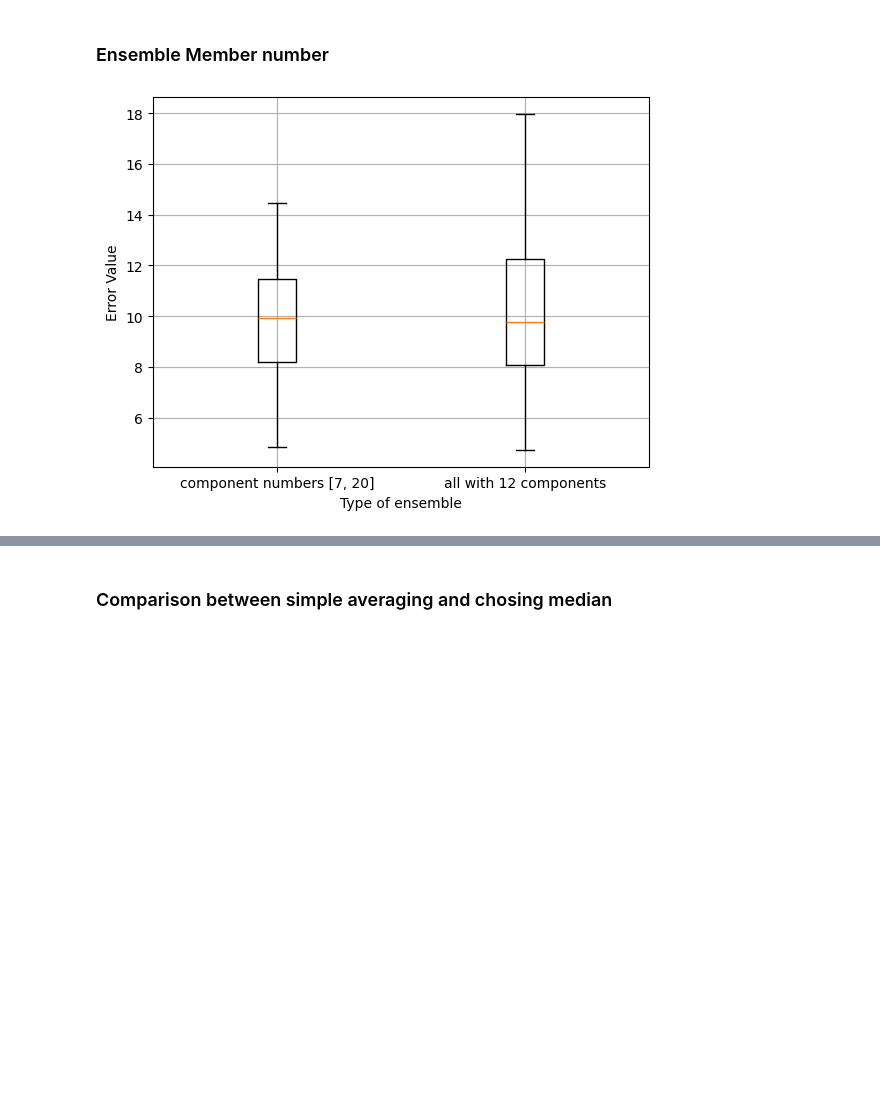
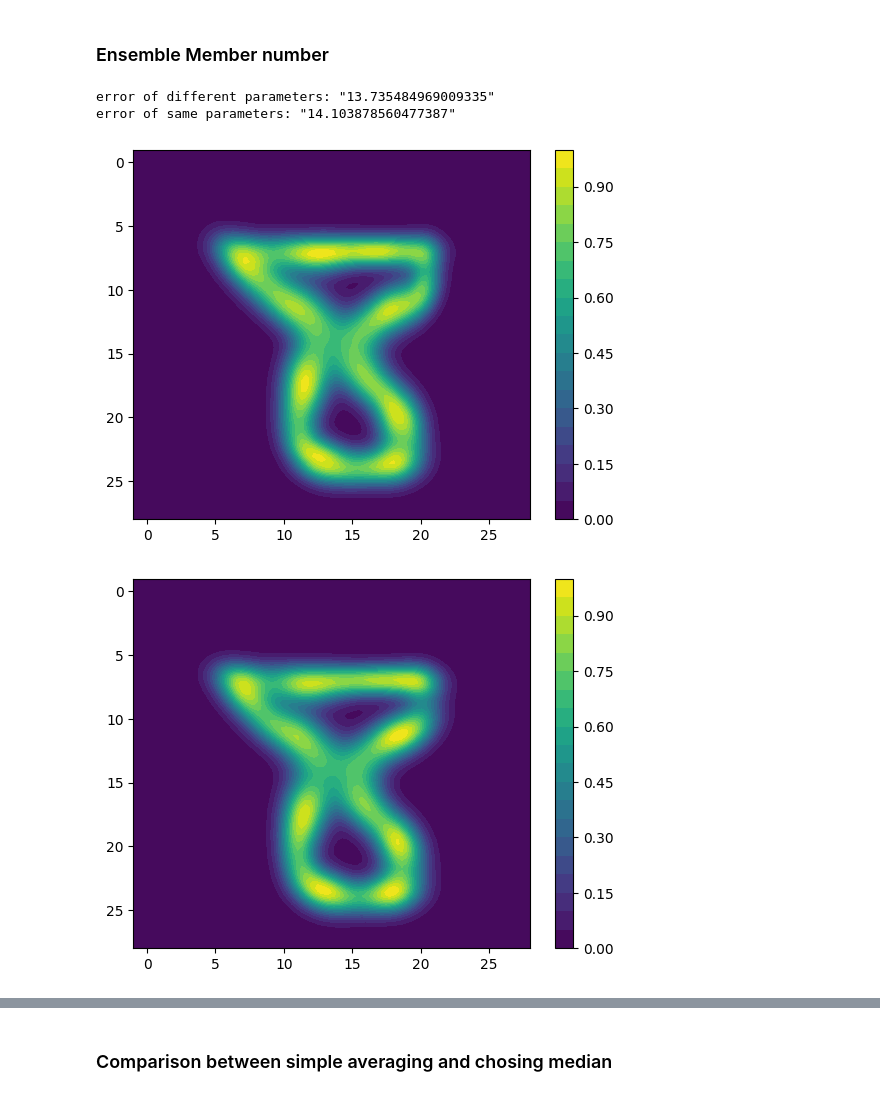
Before and after one commit to DaSebb/gmm_project, a Jupyter notebook: src/gmm_notebook.ipynb, the cells around one changed output, grey strips where cells are left out. Cells and saved outputs as stored; diff of their text form; code cells hidden in the pictures; blank space fills up the shorter version.

```diff
--- a/src/gmm_notebook.ipynb
+++ b/src/gmm_notebook.ipynb
@@ -188,7 +197,7 @@ X_digit_img = X_digit[36]
 
 overlayed_digits = overlay_mnistdigits(X_digit[:400])
 score_data_table = create_XY_table_from_training_data(X_digit_img)
-gmm_01 = GaussianMixture(n_components=16, covariance_type='full', reg_covar=1e-5)
+gmm_01 = GaussianMixture(n_components=12, covariance_type='full', reg_covar=1e-5)
 
 test_img  = X_digit[29]
 XY_table = create_XY_table(test_img)
@@ -215,10 +224,10 @@ fig5, ax5 = plt.subplots()
 plot_gmm(gmm_01, ax)
 
 sub_plot_gmm_probabilities_in_subplot(fig2, ax2, score_data_table, [gmm_01])
-ax2.set_title(f'Normalised density function of trained GMM with "{gmm_01.n_components}" component(s)')
+#ax2.set_title(f'Normalised density function of trained GMM with "{gmm_01.n_components}" component(s)')
 
-pixel_val = ax.imshow(test_img)
-ax.set_title("One MNIST Image with GMM trained on it")
+pixel_val = ax.imshow(test_img, cmap='gray_r')
+#ax.set_title("One MNIST Image with GMM trained on it")
 cbar = fig.colorbar(pixel_val, ax=ax, orientation='vertical')
 cbar.set_label("Raw pixel gray values")
 
@@ -232,8 +241,8 @@ ax4.set_title("400 MNIST images overlayed on top of each other")
 cbar_2 = fig4.colorbar(pixel_val_2, ax=ax4, orientation='vertical')
 cbar_2.set_label("Raw pixel gray values")
 
-pixel_val_3 = ax5.imshow(pixel_img_of_gmm_pdf)
-ax5.set_title('pixle image pdf from fitted gmm')
+pixel_val_3 = ax5.imshow(pixel_img_of_gmm_pdf, cmap='gray_r')
+#ax5.set_title('pixle image pdf from fitted gmm')
 cbar_3 = fig5.colorbar(pixel_val_3, ax=ax5, orientation='vertical' )
 cbar_3.set_label("Raw pixel gray values")
 
@@ -365,34 +374,53 @@ plt.show()
 # %%
 def experiment_ensemble_members(score_data, digit_img, ensemble_number):
     train_table = create_XY_table(digit_img)
     gmm_component_numbers = np.random.randint(7, 20, ensemble_number)
     gmm_array = [GaussianMixture(n_components=component_number, covariance_type='full') for _, component_number in zip(range(ensemble_number), gmm_component_numbers)]
     gmm_array_2 = [GaussianMixture(n_components=12) for _ in range(ensemble_number)]
 
     for one_gmm in gmm_array:
         one_gmm.fit(train_table)
 
     for one_gmm in gmm_array_2:
         one_gmm.fit(train_table)
 
+    fig1, ax1 = plt.subplots()
+    fig2, ax2 = plt.subplots()
+
+    sub_plot_gmm_probabilities_in_subplot(fig1, ax1, score_data, gmm_array)
+    sub_plot_gmm_probabilities_in_subplot(fig2, ax2, score_data, gmm_array_2)
+
     [error_gmm_diff_pars, error_map] = compare_error_of_GMM_and_IMG(gmm_array, score_data, digit_img)
     [error_gmm_same_pars, error_map] = compare_error_of_GMM_and_IMG(gmm_array_2, score_data, digit_img)
 
     return [error_gmm_diff_pars, error_gmm_same_pars]
 
 #gmm_ensemble_numbers = [5, 10, 20, 30, 40, 50]
+img = X_digit[60]
 
-result = []
-for img in X_digit[30:80]:
-    result.append(experiment_ensemble_members(score_data_table, img, 20))
-result = np.array(result)
-data = [result[:, 0], result[:, 1]]
+error_1, error_2 = experiment_ensemble_members(score_data_table, img, 20)
 
-plt.boxplot(data, tick_labels=['component numbers [7, 20]', 'all with 12 components' ], showfliers=False)
+fig, ax = plt.subplots()
+
+print(f'error of different parameters: "{error_1}"')
+print(f'error of same parameters: "{error_2}"')
+
+ax.imshow(img, cmap='gray_r')
+
+#result = []
+#for img in X_digit[30:80]:
+#    result.append(experiment_ensemble_members(score_data_table, img, 20))
+#result = np.array(result)
+#data = [result[:, 0], result[:, 1]]
+
+#plt.boxplot(data, tick_labels=['component numbers [7, 20]', 'all with 12 components' ], showfliers=False)
 #plt.title('Boxplot of GMM Performance Based on Number of Components (trained on single img and compared to that image)')
-plt.xlabel('Type of ensemble')
-plt.ylabel('Error Value')
-plt.grid(True)
+#plt.xlabel('Type of ensemble')
+#plt.ylabel('Error Value')
+#plt.grid(True)
 plt.show()
 # %% [output]
+error of different parameters: "13.735484969009335"
+error of same parameters: "14.103878560477387"
-[figure, old version]
+[figure, new version]
+[figure, added]
```
Also changed, not shown: parts of 7 cells of this notebook, 10 other files.
